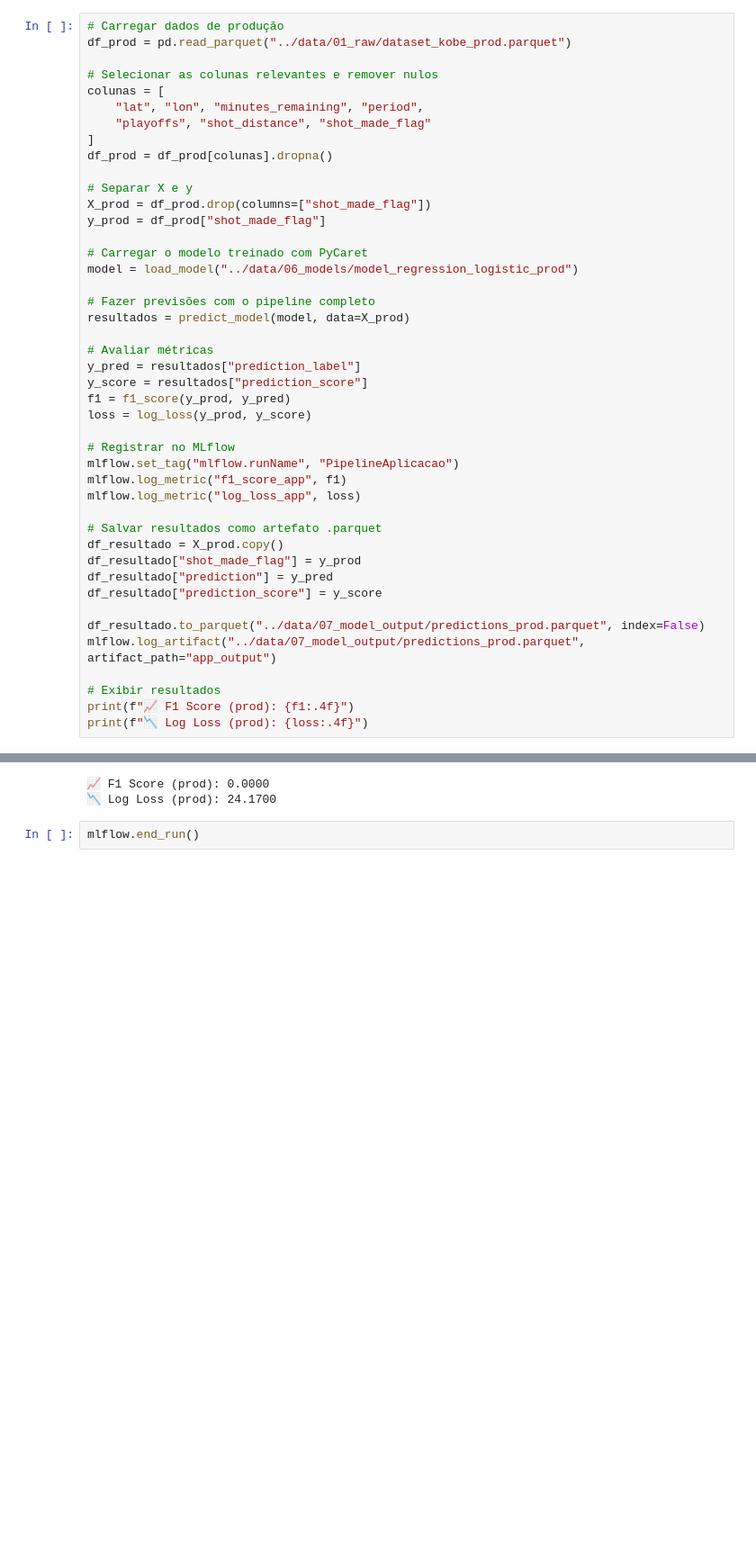
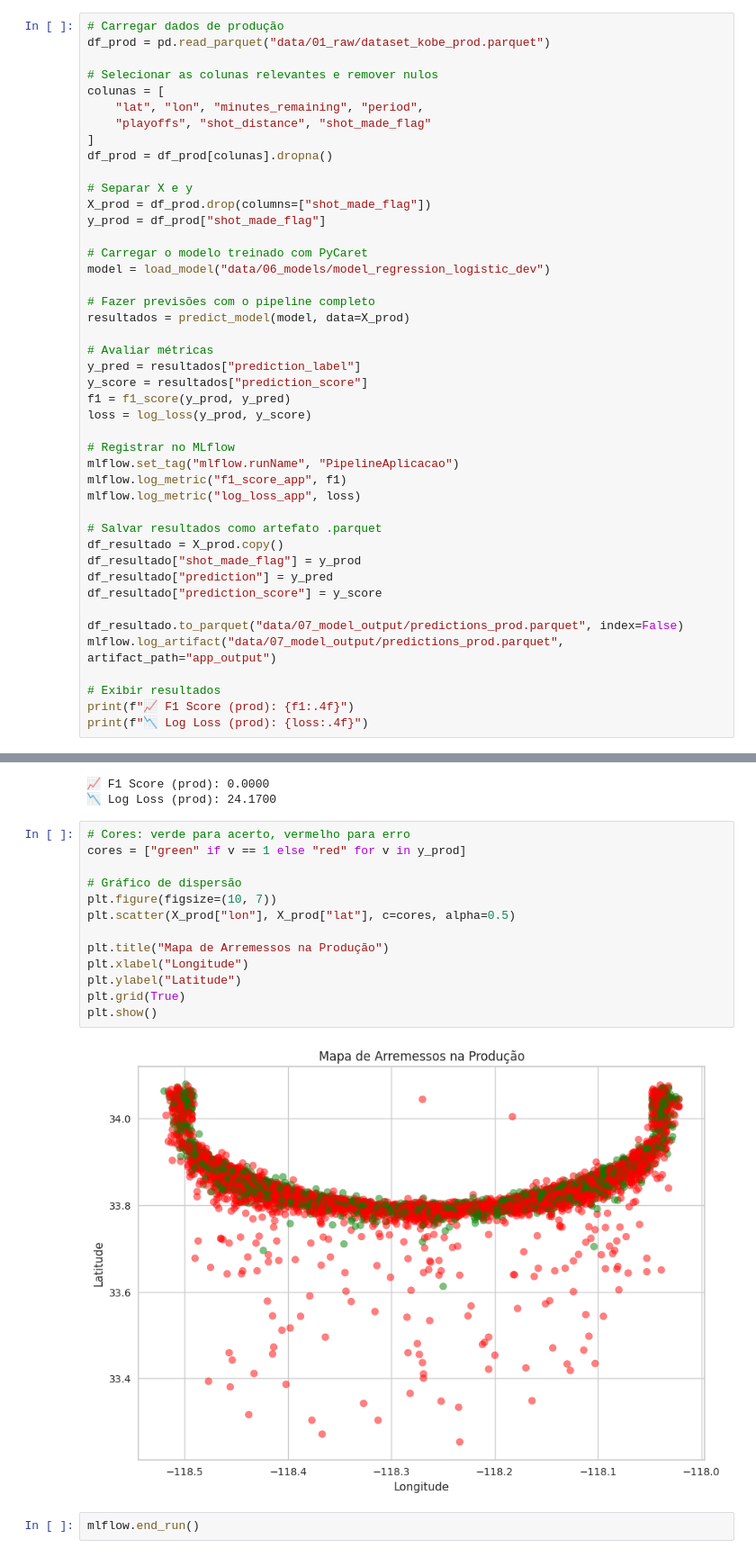
Before and after one commit to AlansAlonso/eng-ML, a Jupyter notebook: aplicacao.ipynb, the cells around one changed output, grey strips where cells are left out. Shown at 90% size. Saved outputs shown, nothing was run; the diff lists cells and outputs as text; blank space fills up the shorter version.

```diff
--- a/aplicacao.ipynb
+++ b/aplicacao.ipynb
@@ -400,7 +428,7 @@ plt.show()
 ## Início da Aplicação
 # %%
 # Carregar dados de produção
-df_prod = pd.read_parquet("../data/01_raw/dataset_kobe_prod.parquet")
+df_prod = pd.read_parquet("data/01_raw/dataset_kobe_prod.parquet")
 
 # Selecionar as colunas relevantes e remover nulos
 colunas = [
@@ -414,7 +442,7 @@ X_prod = df_prod.drop(columns=["shot_made_flag"])
 y_prod = df_prod["shot_made_flag"]
 
 # Carregar o modelo treinado com PyCaret
-model = load_model("../data/06_models/model_regression_logistic_prod")
+model = load_model("data/06_models/model_regression_logistic_dev")
 
 # Fazer previsões com o pipeline completo
 resultados = predict_model(model, data=X_prod)
@@ -436,8 +464,8 @@ df_resultado["shot_made_flag"] = y_prod
 df_resultado["prediction"] = y_pred
 df_resultado["prediction_score"] = y_score
 
-df_resultado.to_parquet("../data/07_model_output/predictions_prod.parquet", index=False)
-mlflow.log_artifact("../data/07_model_output/predictions_prod.parquet", artifact_path="app_output")
+df_resultado.to_parquet("data/07_model_output/predictions_prod.parquet", index=False)
+mlflow.log_artifact("data/07_model_output/predictions_prod.parquet", artifact_path="app_output")
 
 # Exibir resultados
 print(f"📈 F1 Score (prod): {f1:.4f}")
@@ -447,5 +475,20 @@ Transformation Pipeline and Model Successfully Loaded
 [interactive output not drawn]
 📈 F1 Score (prod): 0.0000
 📉 Log Loss (prod): 24.1700
+# %%
+# Cores: verde para acerto, vermelho para erro
+cores = ["green" if v == 1 else "red" for v in y_prod]
+
+# Gráfico de dispersão
+plt.figure(figsize=(10, 7))
+plt.scatter(X_prod["lon"], X_prod["lat"], c=cores, alpha=0.5)
+
+plt.title("Mapa de Arremessos na Produção")
+plt.xlabel("Longitude")
+plt.ylabel("Latitude")
+plt.grid(True)
+plt.show()
+# %% [output]
+[figure, added]
 # %%
 mlflow.end_run()
```
Also changed, not shown: parts of 5 cells of this notebook.
